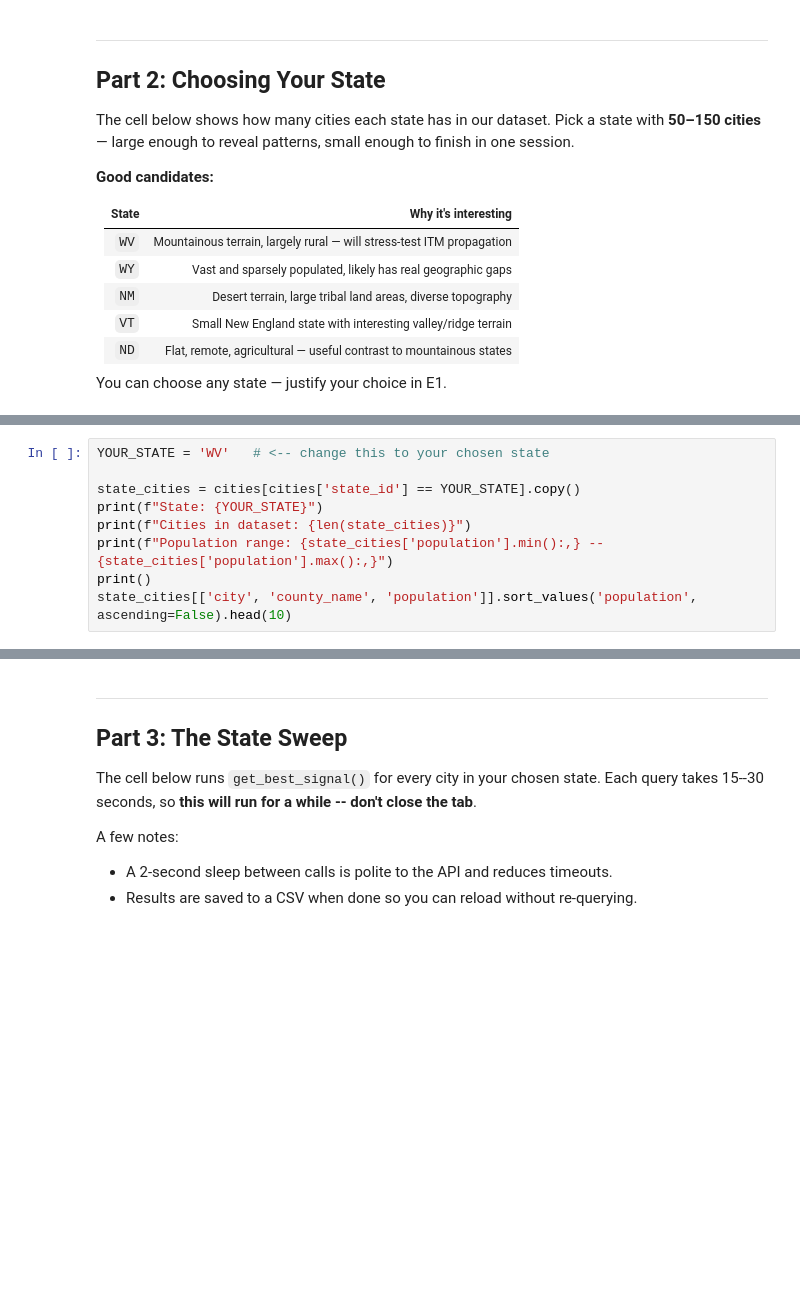
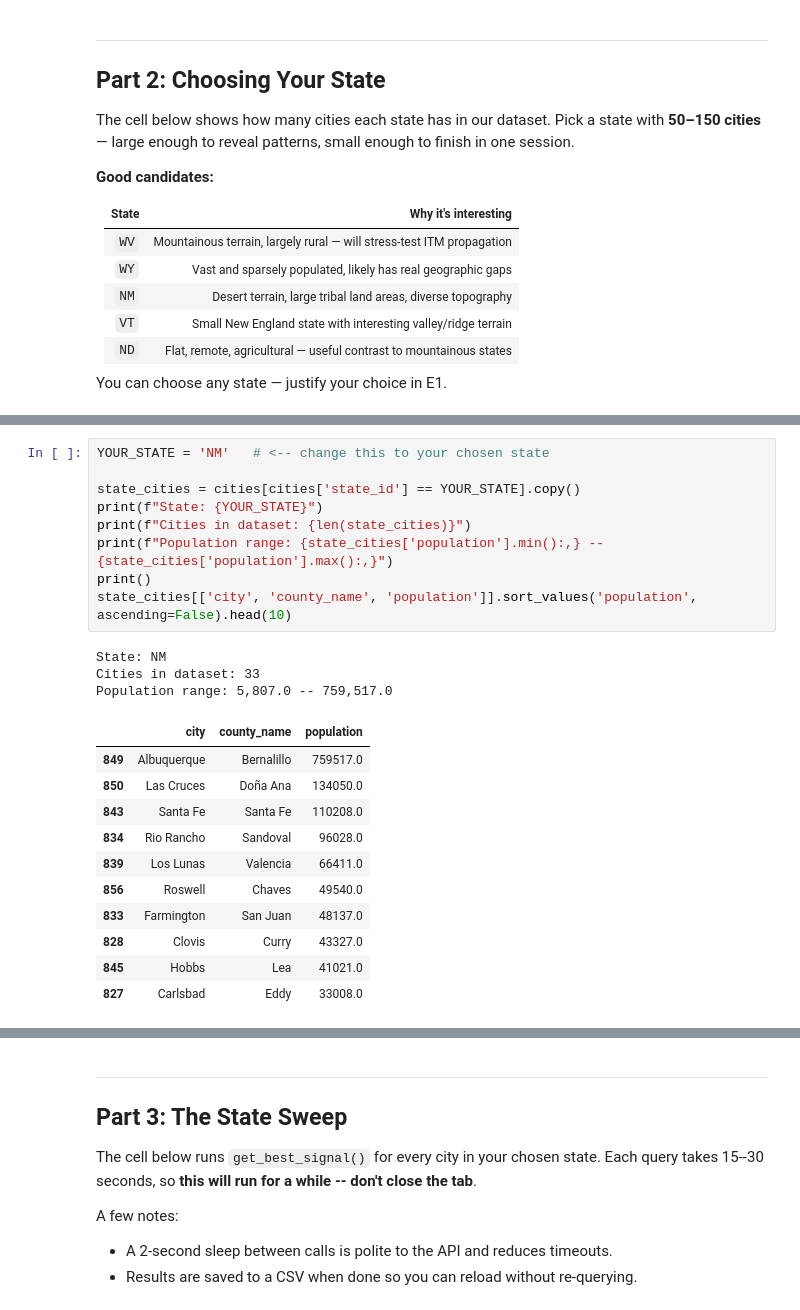
Before and after one commit to W2NJL/nwr-gap-research, a Jupyter notebook: week4_state_sweep.ipynb, the cells around one changed output, grey strips where cells are left out. Saved outputs shown, nothing was run; the diff lists cells and outputs as text; blank space fills up the shorter version.

```diff
--- a/week4_state_sweep.ipynb
+++ b/week4_state_sweep.ipynb
@@ -106,12 +127,27 @@ print(city_counts.to_string())
 # %%
-YOUR_STATE = 'WV'   # <-- change this to your chosen state
+YOUR_STATE = 'NM'   # <-- change this to your chosen state
 
 state_cities = cities[cities['state_id'] == YOUR_STATE].copy()
 print(f"State: {YOUR_STATE}")
 print(f"Cities in dataset: {len(state_cities)}")
 print(f"Population range: {state_cities['population'].min():,} -- {state_cities['population'].max():,}")
 print()
 state_cities[['city', 'county_name', 'population']].sort_values('population', ascending=False).head(10)
+# %% [output]
+State: NM
+Cities in dataset: 33
+Population range: 5,807.0 -- 759,517.0
+|  | city | county_name | population |
+| 849 | Albuquerque | Bernalillo | 759517.0 |
+| 850 | Las Cruces | Doña Ana | 134050.0 |
+| 843 | Santa Fe | Santa Fe | 110208.0 |
+| 834 | Rio Rancho | Sandoval | 96028.0 |
+| 839 | Los Lunas | Valencia | 66411.0 |
+| 856 | Roswell | Chaves | 49540.0 |
+| 833 | Farmington | San Juan | 48137.0 |
+| 828 | Clovis | Curry | 43327.0 |
+| 845 | Hobbs | Lea | 41021.0 |
+| 827 | Carlsbad | Eddy | 33008.0 |
 # %% [markdown]
 ### E1 -- State Selection
 
```
Also changed, not shown: parts of 5 cells of this notebook.
